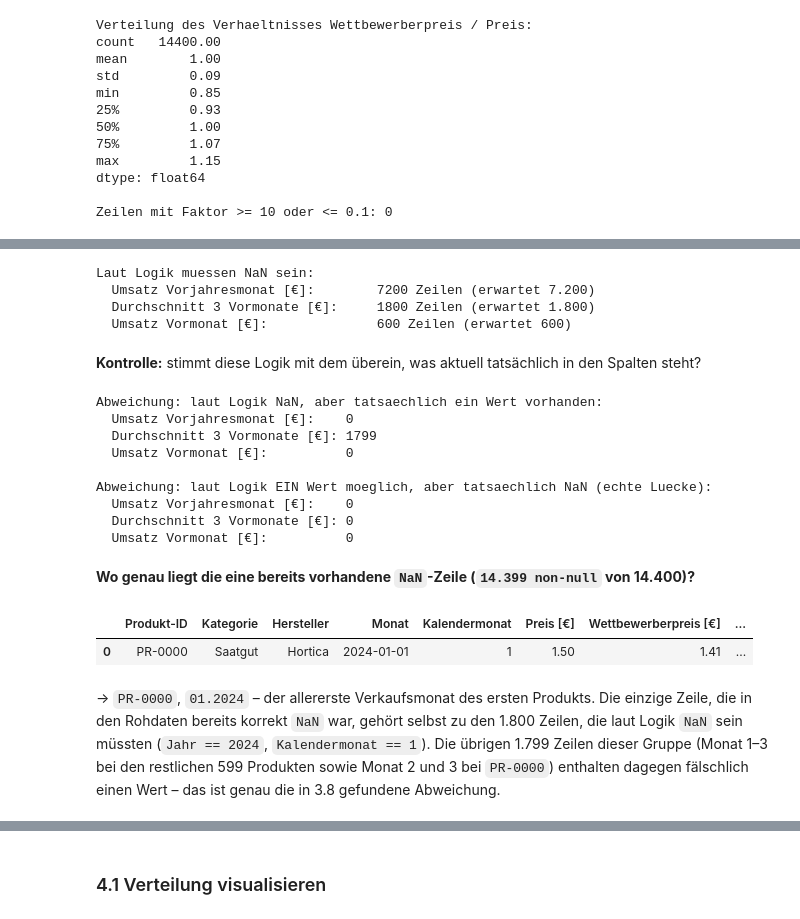
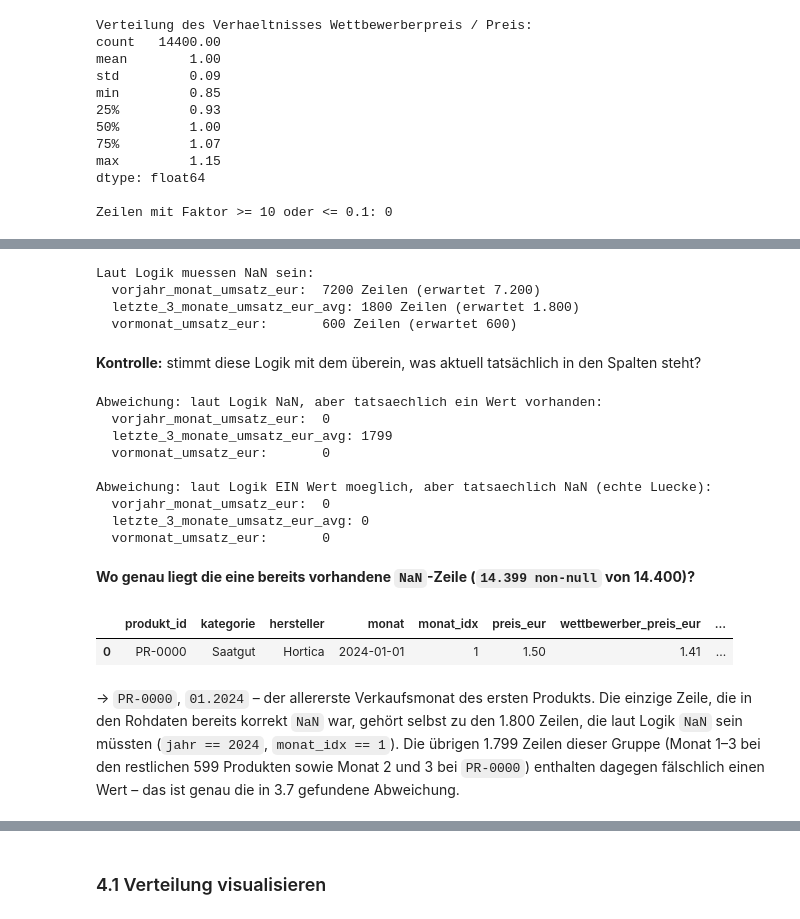
Before and after one commit to LarsPetschke/Umsatzprognose_GreenGarten_Versandhandel_GmbH, a Jupyter notebook: Umsatzprognose_GreenGarten_Versandhandel_GmbH/src/data_management.ipynb, the cells around one changed output, grey strips where cells are left out. Saved outputs shown, nothing was run; the diff lists cells and outputs as text; code cells hidden in the pictures.

```diff
--- a/Umsatzprognose_GreenGarten_Versandhandel_GmbH/src/data_management.ipynb
+++ b/Umsatzprognose_GreenGarten_Versandhandel_GmbH/src/data_management.ipynb
@@ -560,7 +507,7 @@ def monat_vereinheitlichen(wert):
     return pd.Timestamp(year=int(jahr), month=int(monat_zahl), day=1)
 
 
-df_verkaufe_clean["Monat"] = df_verkaufe_clean["Monat"].apply(monat_vereinheitlichen)
-print("Datentyp von 'Monat' jetzt:", df_verkaufe_clean["Monat"].dtype)
-df_verkaufe_clean["Monat"].head()
+df_verkaufe_clean["monat"] = df_verkaufe_clean["monat"].apply(monat_vereinheitlichen)
+print("Datentyp von 'monat' jetzt:", df_verkaufe_clean["monat"].dtype)
+df_verkaufe_clean["monat"].head()
 # %% [output]
@@ -580,4 +527,4 @@ jeweiligen Monats) abgebildet.
 # %%
-df_verkaufe_clean["Jahr"] = df_verkaufe_clean["Monat"].dt.year
-df_verkaufe_clean["Jahr"].value_counts().sort_index()
+df_verkaufe_clean["jahr"] = df_verkaufe_clean["monat"].dt.year
+df_verkaufe_clean["jahr"].value_counts().sort_index()
 # %% [output]
@@ -626,7 +573,7 @@ def preis_bereinigen(wert):
     return round(float(text), 2)
 
 
-df_verkaufe_clean["Preis [€]"] = df_verkaufe_clean["Preis [€]"].apply(preis_bereinigen)
-print("Datentyp von 'Preis [€]' jetzt:", df_verkaufe_clean["Preis [€]"].dtype)
-df_verkaufe_clean["Preis [€]"].describe()
+df_verkaufe_clean["preis_eur"] = df_verkaufe_clean["preis_eur"].apply(preis_bereinigen)
+print("Datentyp von 'preis_eur' jetzt:", df_verkaufe_clean["preis_eur"].dtype)
+df_verkaufe_clean["preis_eur"].describe()
 # %% [output]
@@ -704,6 +651,6 @@ hier keine Text-Bereinigung nötig. Trotzdem wird zur Sicherheit
 explizit auf 2 Nachkommastellen gerundet, damit die Anzeige konsistent
 bleibt.
 # %%
-df_verkaufe_clean["Wettbewerberpreis [€]"] = df_verkaufe_clean["Wettbewerberpreis [€]"].round(2)
-df_verkaufe_clean["Wettbewerberpreis [€]"].describe()
+df_verkaufe_clean["wettbewerber_preis_eur"] = df_verkaufe_clean["wettbewerber_preis_eur"].round(2)
+df_verkaufe_clean["wettbewerber_preis_eur"].describe()
 # %% [output]
@@ -769,56 +716,56 @@ herleiten – unabhängig davon, was aktuell in der Spalte steht:
 # %%
-muss_nan_vorjahr = df_verkaufe_clean["Jahr"] == 2024
-muss_nan_3monate = (df_verkaufe_clean["Jahr"] == 2024) & (df_verkaufe_clean["Kalendermonat"].isin([1, 2, 3]))
-muss_nan_vormonat = (df_verkaufe_clean["Jahr"] == 2024) & (df_verkaufe_clean["Kalendermonat"] == 1)
+muss_nan_vorjahr = df_verkaufe_clean["jahr"] == 2024
+muss_nan_3monate = (df_verkaufe_clean["jahr"] == 2024) & (df_verkaufe_clean["monat_idx"].isin([1, 2, 3]))
+muss_nan_vormonat = (df_verkaufe_clean["jahr"] == 2024) & (df_verkaufe_clean["monat_idx"] == 1)
 
 print("Laut Logik muessen NaN sein:")
-print(f"  Umsatz Vorjahresmonat [€]:        {muss_nan_vorjahr.sum()} Zeilen (erwartet 7.200)")
-print(f"  Durchschnitt 3 Vormonate [€]:     {muss_nan_3monate.sum()} Zeilen (erwartet 1.800)")
-print(f"  Umsatz Vormonat [€]:              {muss_nan_vormonat.sum()} Zeilen (erwartet 600)")
+print(f"  vorjahr_monat_umsatz_eur:  {muss_nan_vorjahr.sum()} Zeilen (erwartet 7.200)")
+print(f"  letzte_3_monate_umsatz_eur_avg: {muss_nan_3monate.sum()} Zeilen (erwartet 1.800)")
+print(f"  vormonat_umsatz_eur:       {muss_nan_vormonat.sum()} Zeilen (erwartet 600)")
 # %% [output]
 Laut Logik muessen NaN sein:
-  Umsatz Vorjahresmonat [€]:        7200 Zeilen (erwartet 7.200)
-  Durchschnitt 3 Vormonate [€]:     1800 Zeilen (erwartet 1.800)
-  Umsatz Vormonat [€]:              600 Zeilen (erwartet 600)
+  vorjahr_monat_umsatz_eur:  7200 Zeilen (erwartet 7.200)
+  letzte_3_monate_umsatz_eur_avg: 1800 Zeilen (erwartet 1.800)
+  vormonat_umsatz_eur:       600 Zeilen (erwartet 600)
 # %% [markdown]
 **Kontrolle:** stimmt diese Logik mit dem überein, was aktuell tatsächlich in den Spalten steht?
 # %%
-tatsaechlich_nan_vorjahr = df_verkaufe_clean["Umsatz Vorjahresmonat [€]"].isna()
-tatsaechlich_nan_3monate = df_verkaufe_clean["Durchschnitt 3 Vormonate [€]"].isna()
-tatsaechlich_nan_vormonat = df_verkaufe_clean["Umsatz Vormonat [€]"].isna()
+tatsaechlich_nan_vorjahr = df_verkaufe_clean["vorjahr_monat_umsatz_eur"].isna()
+tatsaechlich_nan_3monate = df_verkaufe_clean["letzte_3_monate_umsatz_eur_avg"].isna()
+tatsaechlich_nan_vormonat = df_verkaufe_clean["vormonat_umsatz_eur"].isna()
 
 print("Abweichung: laut Logik NaN, aber tatsaechlich ein Wert vorhanden:")
-print(f"  Umsatz Vorjahresmonat [€]:    {(muss_nan_vorjahr & ~tatsaechlich_nan_vorjahr).sum()}")
-print(f"  Durchschnitt 3 Vormonate [€]: {(muss_nan_3monate & ~tatsaechlich_nan_3monate).sum()}")
-print(f"  Umsatz Vormonat [€]:          {(muss_nan_vormonat & ~tatsaechlich_nan_vormonat).sum()}")
+print(f"  vorjahr_monat_umsatz_eur:  {(muss_nan_vorjahr & ~tatsaechlich_nan_vorjahr).sum()}")
+print(f"  letzte_3_monate_umsatz_eur_avg: {(muss_nan_3monate & ~tatsaechlich_nan_3monate).sum()}")
+print(f"  vormonat_umsatz_eur:       {(muss_nan_vormonat & ~tatsaechlich_nan_vormonat).sum()}")
 
 print("\nAbweichung: laut Logik EIN Wert moeglich, aber tatsaechlich NaN (echte Luecke):")
-print(f"  Umsatz Vorjahresmonat [€]:    {(~muss_nan_vorjahr & tatsaechlich_nan_vorjahr).sum()}")
-print(f"  Durchschnitt 3 Vormonate [€]: {(~muss_nan_3monate & tatsaechlich_nan_3monate).sum()}")
-print(f"  Umsatz Vormonat [€]:          {(~muss_nan_vormonat & tatsaechlich_nan_vormonat).sum()}")
+print(f"  vorjahr_monat_umsatz_eur:  {(~muss_nan_vorjahr & tatsaechlich_nan_vorjahr).sum()}")
+print(f"  letzte_3_monate_umsatz_eur_avg: {(~muss_nan_3monate & tatsaechlich_nan_3monate).sum()}")
+print(f"  vormonat_umsatz_eur:       {(~muss_nan_vormonat & tatsaechlich_nan_vormonat).sum()}")
 # %% [output]
 Abweichung: laut Logik NaN, aber tatsaechlich ein Wert vorhanden:
-  Umsatz Vorjahresmonat [€]:    0
-  Durchschnitt 3 Vormonate [€]: 1799
-  Umsatz Vormonat [€]:          0
+  vorjahr_monat_umsatz_eur:  0
+  letzte_3_monate_umsatz_eur_avg: 1799
+  vormonat_umsatz_eur:       0
 
 Abweichung: laut Logik EIN Wert moeglich, aber tatsaechlich NaN (echte Luecke):
-  Umsatz Vorjahresmonat [€]:    0
-  Durchschnitt 3 Vormonate [€]: 0
-  Umsatz Vormonat [€]:          0
+  vorjahr_monat_umsatz_eur:  0
+  letzte_3_monate_umsatz_eur_avg: 0
+  vormonat_umsatz_eur:       0
 # %% [markdown]
 **Wo genau liegt die eine bereits vorhandene `NaN`-Zeile (`14.399 non-null` von 14.400)?**
 # %%
-df_verkaufe_clean[df_verkaufe_clean["Durchschnitt 3 Vormonate [€]"].isna()]
+df_verkaufe_clean[df_verkaufe_clean["letzte_3_monate_umsatz_eur_avg"].isna()]
 # %% [output]
-|  | Produkt-ID | Kategorie | Hersteller | Monat | Kalendermonat | Preis [€] | Wettbewerberpreis [€] | ... |
+|  | produkt_id | kategorie | hersteller | monat | monat_idx | preis_eur | wettbewerber_preis_eur | ... |
 | 0 | PR-0000 | Saatgut | Hortica | 2024-01-01 | 1 | 1.50 | 1.41 | ... |
 # %% [markdown]
 → `PR-0000`, `01.2024` – der allererste Verkaufsmonat des ersten
 Produkts. Die einzige Zeile, die in den Rohdaten bereits korrekt `NaN`
 war, gehört selbst zu den 1.800 Zeilen, die laut Logik `NaN` sein
-müssten (`Jahr == 2024`, `Kalendermonat == 1`). Die übrigen 1.799
+müssten (`jahr == 2024`, `monat_idx == 1`). Die übrigen 1.799
 Zeilen dieser Gruppe (Monat 1–3 bei den restlichen 599 Produkten sowie
 Monat 2 und 3 bei `PR-0000`) enthalten dagegen fälschlich einen Wert –
-das ist genau die in 3.8 gefundene Abweichung.
+das ist genau die in 3.7 gefundene Abweichung.
 # %% [markdown]
```
Also changed, not shown: parts of 70 cells of this notebook, 1 other file.
